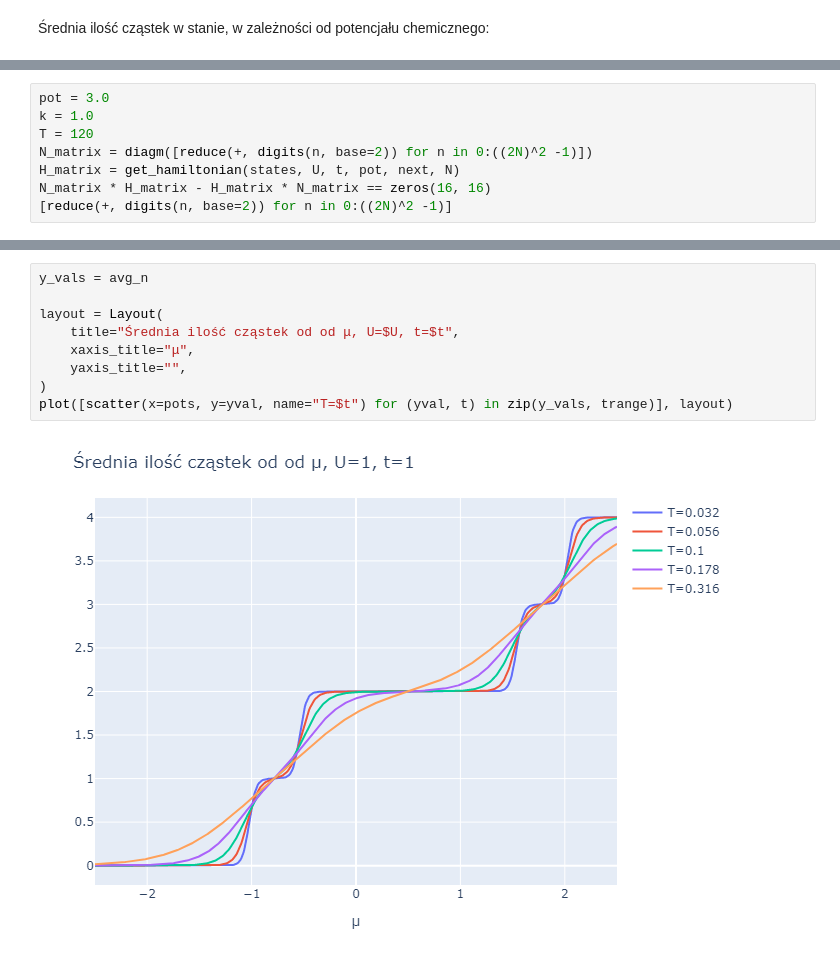
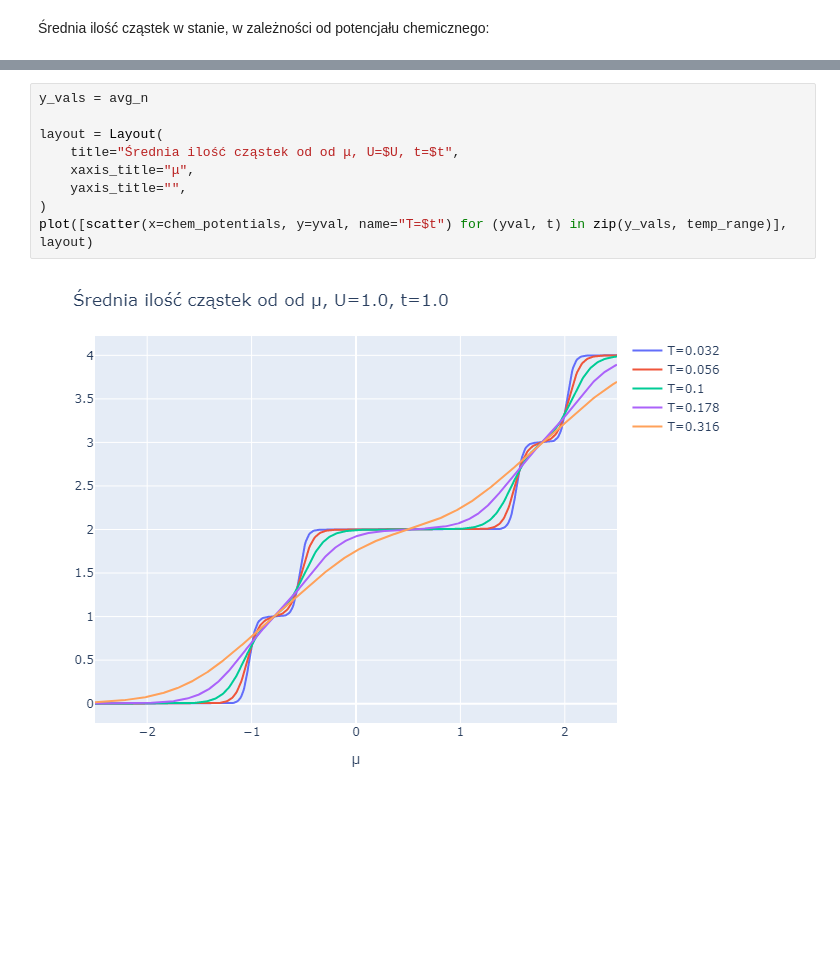
Before and after one commit to kbolembach/Hubbard, a Jupyter notebook: hubbard.ipynb, the cells around one changed output, grey strips where cells are left out. Saved outputs shown, nothing was run; the diff lists cells and outputs as text; blank space fills up the shorter version.

Commit message:
fixed thermodynamic potentials

```diff
--- a/hubbard.ipynb
+++ b/hubbard.ipynb
@@ -93,8 +73,0 @@ plot([scatter(x=potentials, y=avg_no_particles[1])], layout)
-# %%
-pot = 3.0
-k = 1.0
-T = 120
-N_matrix = diagm([reduce(+, digits(n, base=2)) for n in 0:((2N)^2 -1)])
-H_matrix = get_hamiltonian(states, U, t, pot, next, N)
-N_matrix * H_matrix - H_matrix * N_matrix == zeros(16, 16)
-[reduce(+, digits(n, base=2)) for n in 0:((2N)^2 -1)]
@@ -167,11 +120,11 @@ U_vals = [[helmholtz + entr*t  for (pot, helmholtz, entr) in zip(pots, helmholtz
 # %%
 y_vals = avg_n
 
 layout = Layout(
     title="Średnia ilość cząstek od od μ, U=$U, t=$t",
     xaxis_title="μ",
     yaxis_title="",
 )
-plot([scatter(x=pots, y=yval, name="T=$t") for (yval, t) in zip(y_vals, trange)], layout)
+plot([scatter(x=chem_potentials, y=yval, name="T=$t") for (yval, t) in zip(y_vals, temp_range)], layout)
 # %% [output]
-[figure, old version]
+[figure, new version]
```
Also changed, not shown: parts of 14 cells of this notebook.
